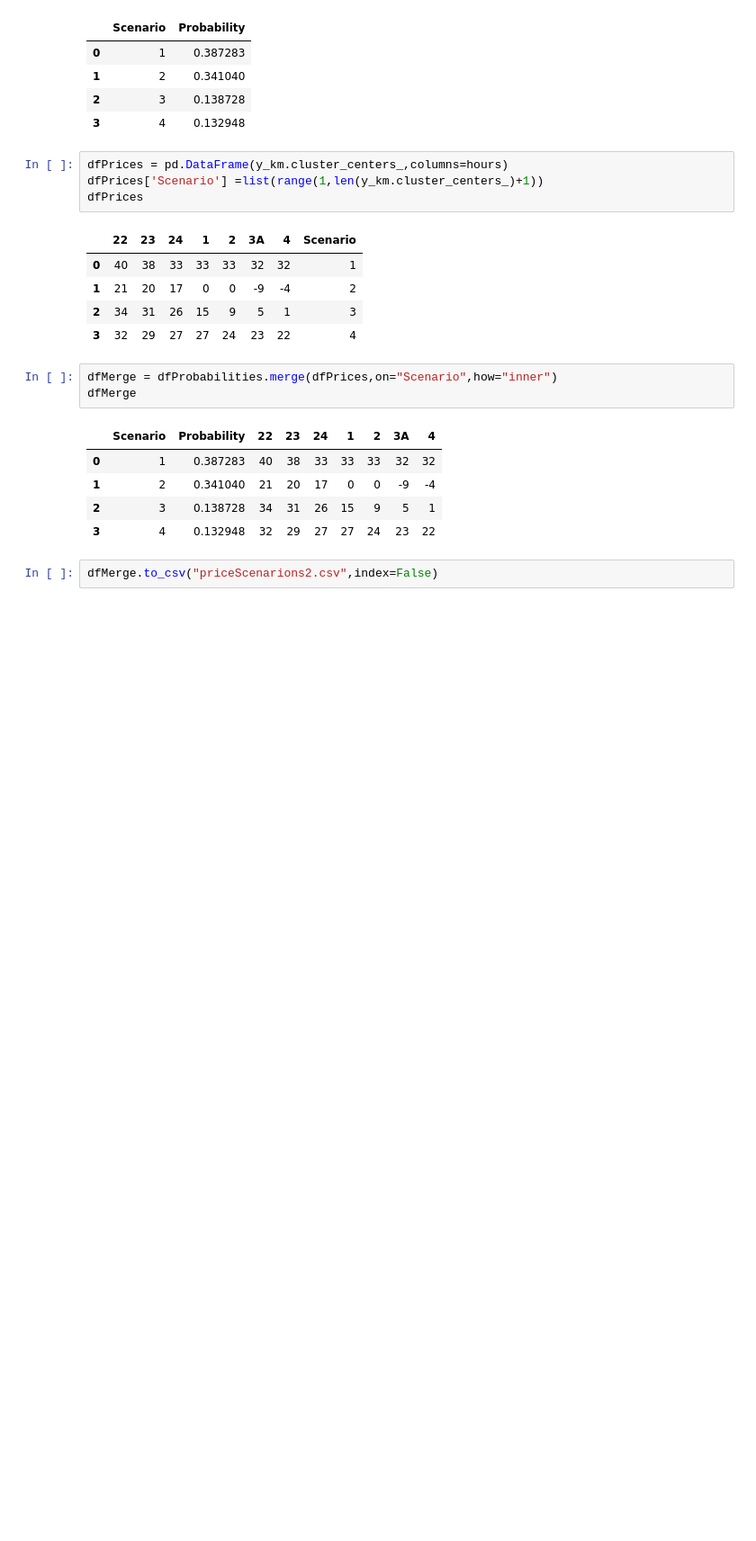
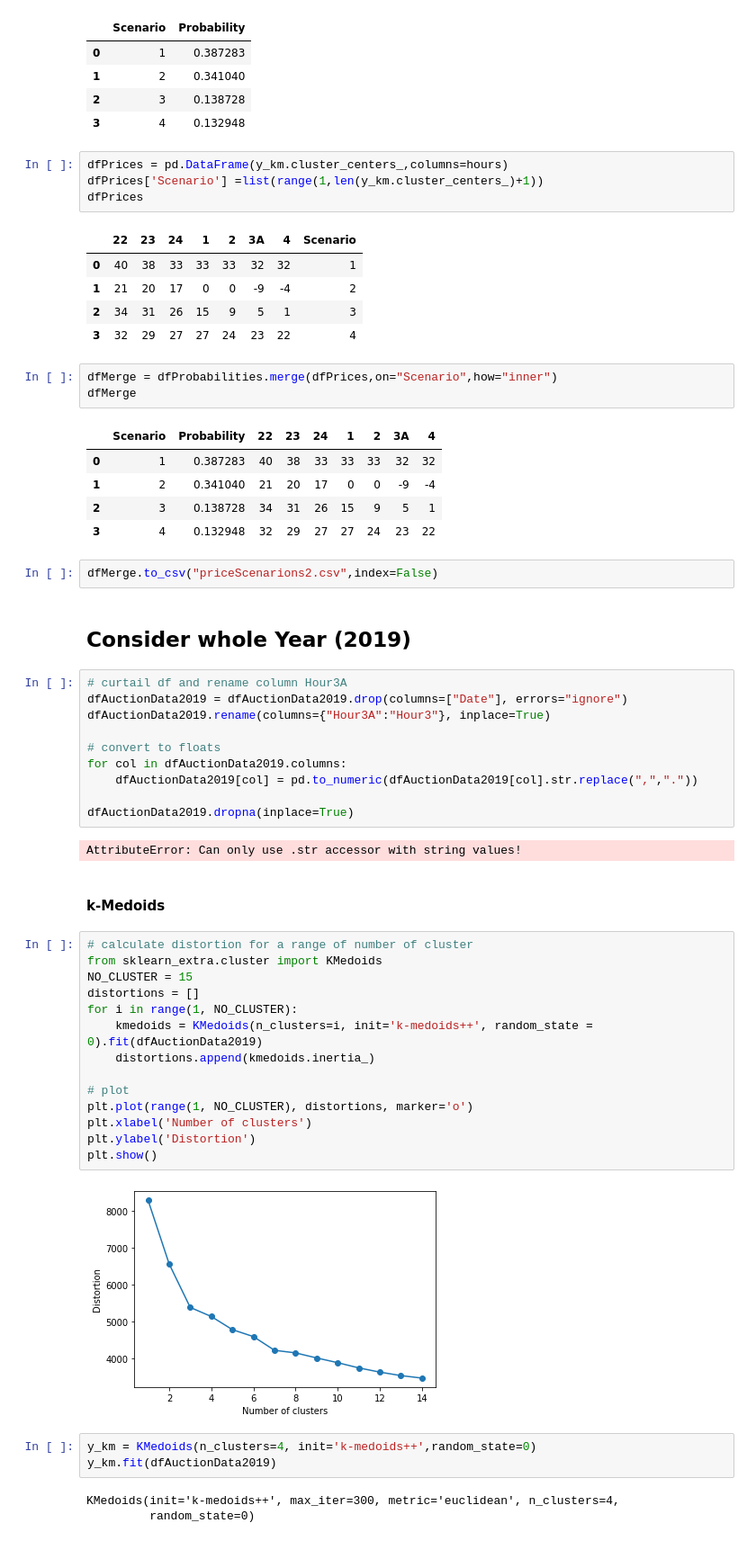
Before and after one commit to Pyosch/ATIS3_Group, a Jupyter notebook: 02_Scenario_Generation.ipynb, the cells around one changed output. Shown at 90% size. Cells and saved outputs as stored; diff of their text form; blank space fills up the shorter version.

Commit message:
scenarios driven from year 2019, extension of optimization program

```diff
--- a/02_Scenario_Generation.ipynb
+++ b/02_Scenario_Generation.ipynb
@@ -487,3 +487,41 @@ dfMerge
 | 3 | 4 | 0.132948 | 32 | 29 | 27 | 27 | 24 | 23 | 22 |
 # %%
 dfMerge.to_csv("priceScenarions2.csv",index=False)
+# %% [markdown]
+## Consider whole Year (2019)
+# %%
+# curtail df and rename column Hour3A
+dfAuctionData2019 = dfAuctionData2019.drop(columns=["Date"], errors="ignore")
+dfAuctionData2019.rename(columns={"Hour3A":"Hour3"}, inplace=True)
+
+# convert to floats
+for col in dfAuctionData2019.columns:
+    dfAuctionData2019[col] = pd.to_numeric(dfAuctionData2019[col].str.replace(",","."))
+
+dfAuctionData2019.dropna(inplace=True)
+# %% [output]
+AttributeError: Can only use .str accessor with string values!
+# %% [markdown]
+#### k-Medoids
+# %%
+# calculate distortion for a range of number of cluster
+from sklearn_extra.cluster import KMedoids
+NO_CLUSTER = 15
+distortions = []
+for i in range(1, NO_CLUSTER):
+    kmedoids = KMedoids(n_clusters=i, init='k-medoids++', random_state = 0).fit(dfAuctionData2019)
+    distortions.append(kmedoids.inertia_)
+
+# plot
+plt.plot(range(1, NO_CLUSTER), distortions, marker='o')
+plt.xlabel('Number of clusters')
+plt.ylabel('Distortion')
+plt.show()
+# %% [output]
+[figure, added]
+# %%
+y_km = KMedoids(n_clusters=4, init='k-medoids++',random_state=0)
+y_km.fit(dfAuctionData2019)
+# %% [output]
+KMedoids(init='k-medoids++', max_iter=300, metric='euclidean', n_clusters=4,
+         random_state=0)
```
Also changed, not shown: parts of 5 cells of this notebook, 1 other file.
